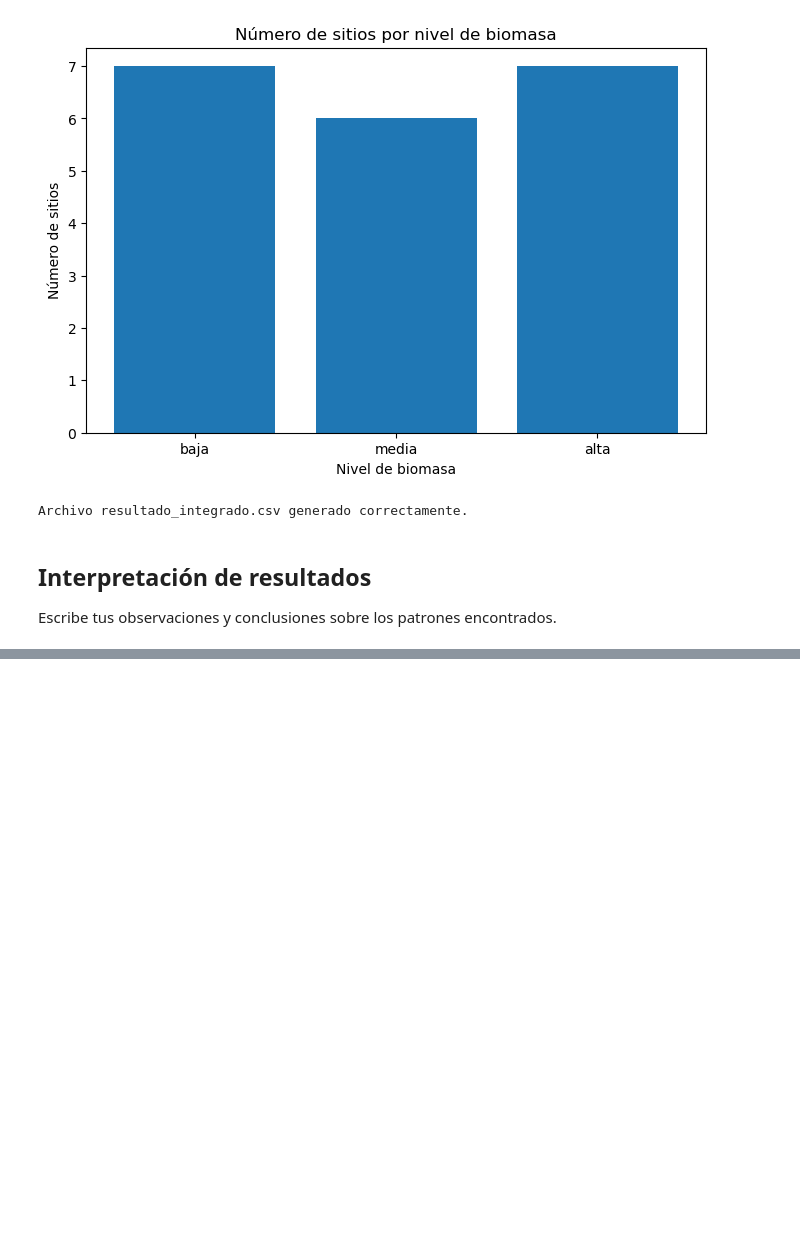
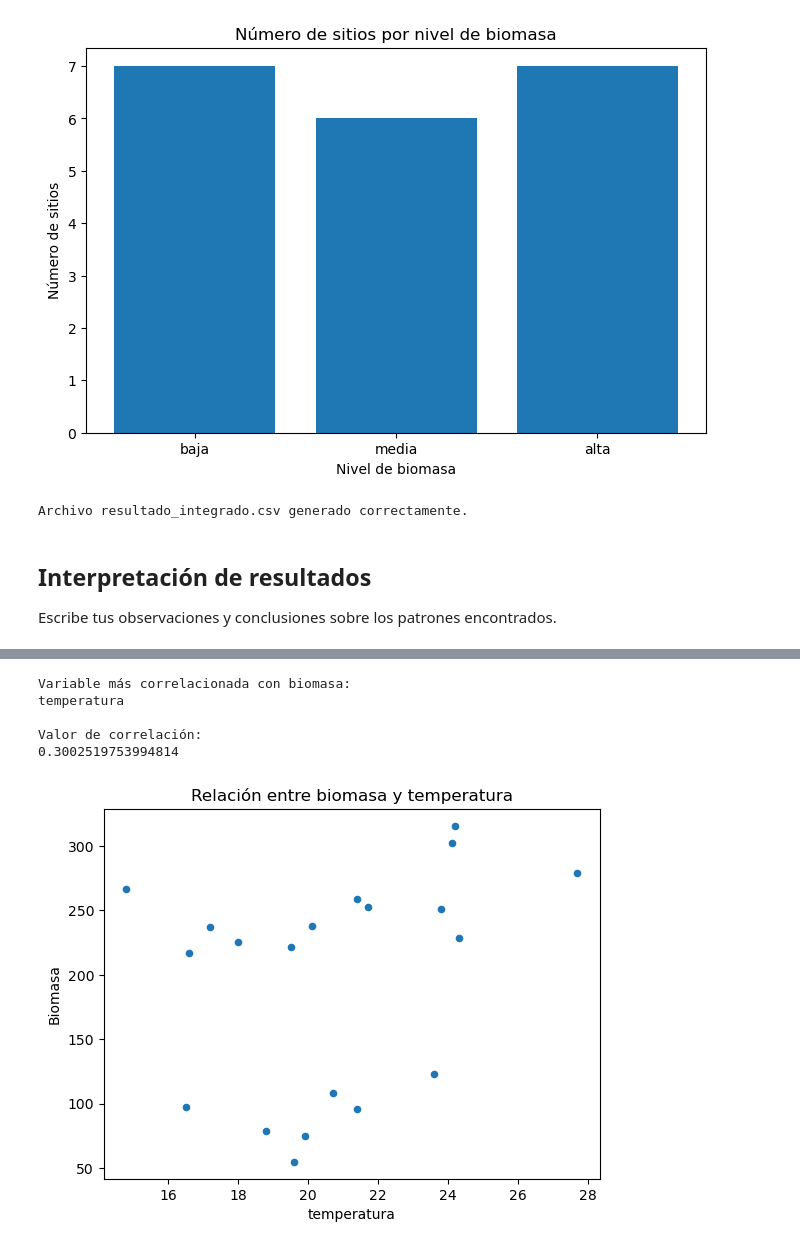
Before and after one commit to UdeC-Ambiental/5-funciones-y-pandas-2026__2_mariajose, a Jupyter notebook: notebooks/reto4_integrador.ipynb, the cells around one changed output, grey strips where cells are left out. Drawn from its saved outputs; the diff is of its cells as text; code cells hidden in the pictures; blank space fills up the shorter version.

```diff
--- a/notebooks/reto4_integrador.ipynb
+++ b/notebooks/reto4_integrador.ipynb
@@ -193,0 +184,6 @@ Escribe tus observaciones y conclusiones sobre los patrones encontrados.
+# %%
+import pandas as pd
+
+df_integrado = pd.read_csv("../data/resultado_integrado.csv")
+
+df_integrado.head()
@@ -193,0 +229,2 @@ Escribe tus observaciones y conclusiones sobre los patrones encontrados.
+# %%
+reporte = reporte_final(df_integrado)
@@ -193,0 +266,12 @@ Escribe tus observaciones y conclusiones sobre los patrones encontrados.
+# %%
+print("Variable más correlacionada con biomasa:")
+print(reporte["variable_mas_correlacionada"])
+
+print("\nValor de correlación:")
+print(reporte["valor_correlacion"])
+# %% [output]
+Variable más correlacionada con biomasa:
+temperatura
+
+Valor de correlación:
+0.3002519753994814
@@ -193,0 +283,14 @@ Escribe tus observaciones y conclusiones sobre los patrones encontrados.
+# %%
+variable = reporte["variable_mas_correlacionada"]
+
+df_integrado.plot.scatter(
+    x=variable,
+    y="biomasa"
+)
+
+plt.title(f"Relación entre biomasa y {variable}")
+plt.xlabel(variable)
+plt.ylabel("Biomasa")
+plt.show()
+# %% [output]
+[figure, added]
```
Also changed, not shown: parts of 12 cells of this notebook, 1 other file.
